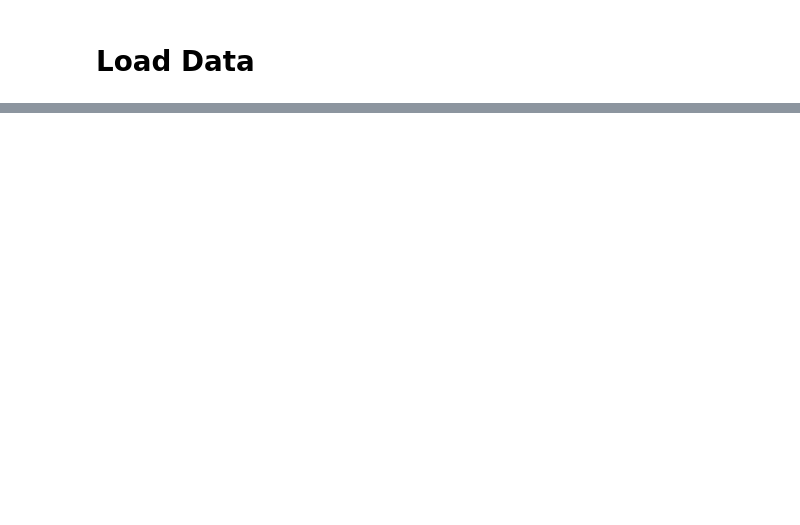
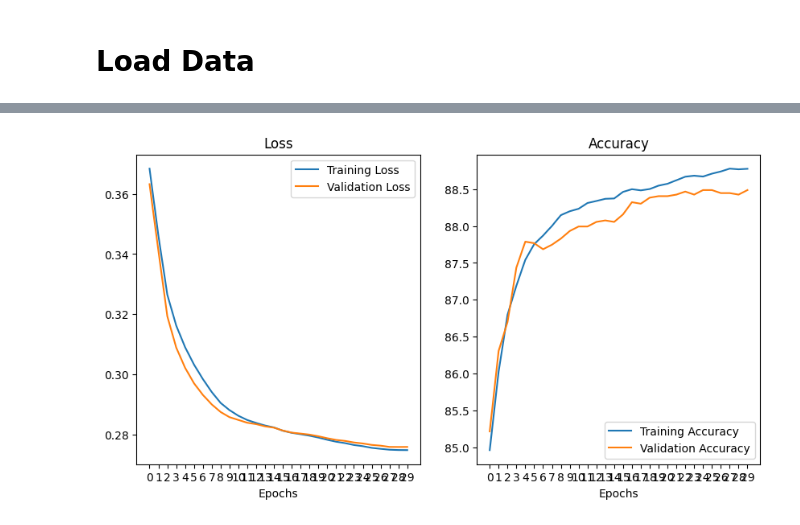
Before and after one commit to lstk44/Homomorphic-Encryption, a Jupyter notebook: UCImageClassification/ImageClassification.ipynb, the cells around one changed output, grey strips where cells are left out. Cells and saved outputs as stored; diff of their text form; code cells hidden in the pictures; blank space fills up the shorter version.

```diff
--- a/UCImageClassification/ImageClassification.ipynb
+++ b/UCImageClassification/ImageClassification.ipynb
@@ -221,11 +165,25 @@ print(f'Width:\t\t{xtrain_np.shape[3]}')
+# %%
+epochs = 30
+learning_rate = 0.0001
+weight_decay = 0.0001
+# %%
+xtrain_tensor, ytrain_tensor = torch.tensor(xtrain, dtype=torch.float), torch.tensor(ytrain, dtype=torch.float)
+xval_tensor, yval_tensor = torch.tensor(xval, dtype=torch.float), torch.tensor(yval, dtype=torch.float)
+xtest_tensor, ytest_tensor = torch.tensor(xtest, dtype=torch.float), torch.tensor(ytest, dtype=torch.float)
 # %%
+n_classes = len(np.unique(ytrain))
+
 model = torch.nn.Sequential(
-      torch.nn.Conv2d(in_channels=1, out_channels=1, kernel_size=3),
+      torch.nn.Conv2d(in_channels=1, out_channels=2, kernel_size=5),
       torch.nn.ReLU(),
       torch.nn.AvgPool2d(kernel_size=2, stride=2),
+      torch.nn.Conv2d(in_channels=2, out_channels=4, kernel_size=5),
       torch.nn.Flatten(),
-      torch.nn.Linear(in_features=169, out_features=1, bias=True),
+      torch.nn.Linear(in_features=256, out_features=1, bias=True),
       torch.nn.Sigmoid()
 )
 
+criterion = torch.nn.BCELoss()
+optimizer = torch.optim.Adam(model.parameters(), lr=learning_rate, weight_decay=weight_decay)
+
 summary(model, input_size=(1, 28, 28))
@@ -232,8 +211,4 @@ summary(model, input_size=(1, 28, 28))
 # %%
-epochs = 40
-criterion = torch.nn.BCELoss()
-optimizer = torch.optim.Adam(model.parameters(), lr=0.0001, weight_decay=0.0001)
-
 train_losses = []
 val_losses = []
 train_accuracies = []
@@ -254,30 +229,36 @@ for epoch in tqdm(range(epochs)):
 
   # log metrics
   model.eval()
   with torch.no_grad():
     train_outputs = model(xtrain_tensor)
     train_loss = criterion(train_outputs, ytrain_tensor)
     predicted = torch.round(train_outputs)
     train_accuracy = accuracy_score(predicted.detach().numpy(), ytrain_tensor.detach().numpy())*100
 
     val_outputs = model(xval_tensor)
     val_loss = criterion(val_outputs, yval_tensor)
     predicted = torch.round(val_outputs)
     val_accuracy = accuracy_score(predicted.detach().numpy(), yval_tensor.detach().numpy())*100
 
   train_losses.append(train_loss.item())
   val_losses.append(val_loss.item())
   train_accuracies.append(train_accuracy)
   val_accuracies.append(val_accuracy)
 
 # Plotting
 fig, ax = plt.subplots(1, 2, figsize=(10, 5))
 ax[0].plot(train_losses, label='Training Loss')
 ax[0].plot(val_losses, label='Validation Loss')
+ax[0].set_xticks(np.arange(0, epochs, 1))
+ax[0]. set_xlabel('Epochs')
 ax[0].set_title('Loss')
 ax[0].legend()
 ax[1].plot(train_accuracies, label='Training Accuracy')
 ax[1].plot(val_accuracies, label='Validation Accuracy')
+ax[1].set_xticks(np.arange(0, epochs, 1))
+ax[1]. set_xlabel('Epochs')
 ax[1].set_title('Accuracy')
 ax[1].legend()
 plt.show()
+# %% [output]
+[figure, added]
```
Also changed, not shown: parts of 24 cells of this notebook.
